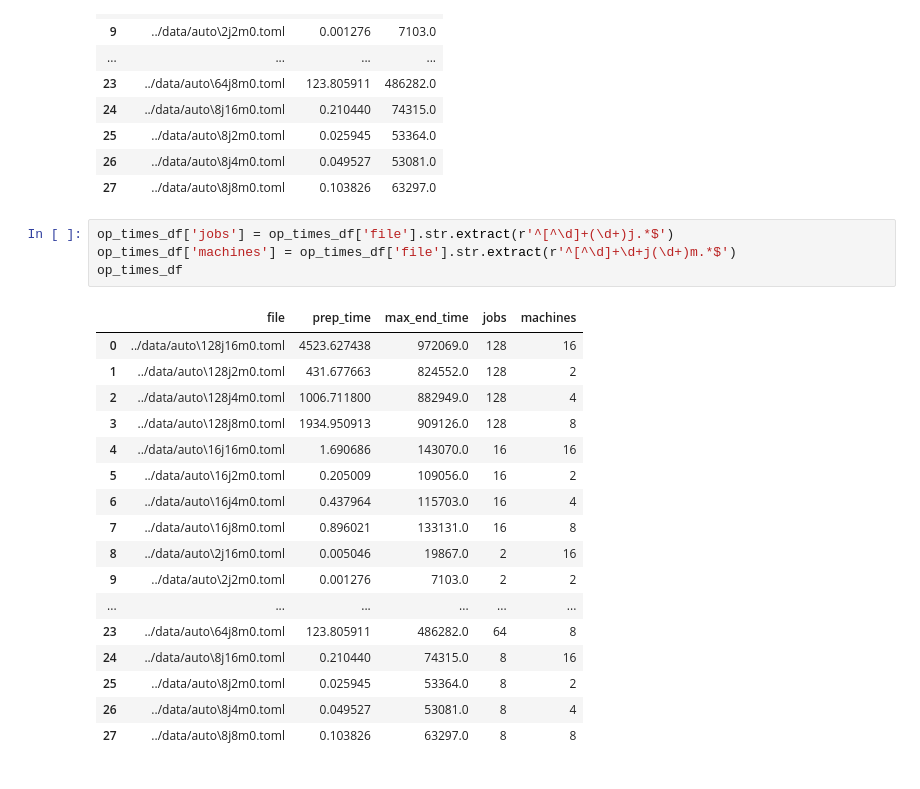
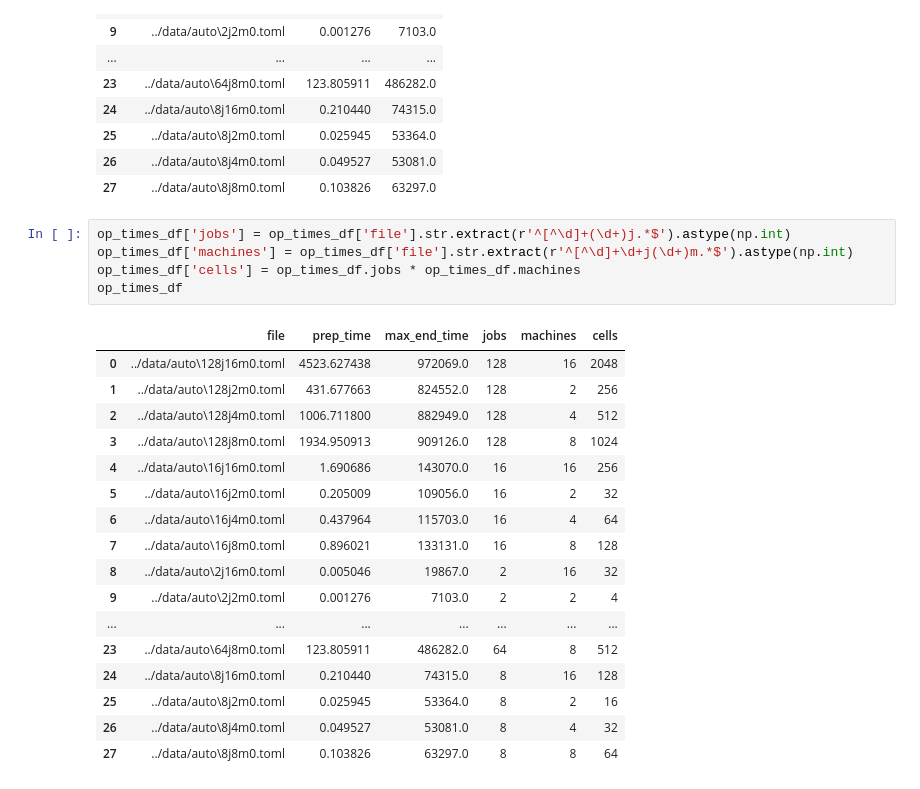
Before and after one commit to ksazon/pcoss, a Jupyter notebook: mgr_linux/mgr_client/prepare_data_files.ipynb, the cells around one changed output. Drawn from its saved outputs; the diff is of its cells as text.

```diff
--- a/mgr_linux/mgr_client/prepare_data_files.ipynb
+++ b/mgr_linux/mgr_client/prepare_data_files.ipynb
@@ -121,24 +122,25 @@ op_times_df
 | 26 | ../data/auto\8j4m0.toml | 0.049527 | 53081.0 |
 | 27 | ../data/auto\8j8m0.toml | 0.103826 | 63297.0 |
 # %%
-op_times_df['jobs'] = op_times_df['file'].str.extract(r'^[^\d]+(\d+)j.*$')
-op_times_df['machines'] = op_times_df['file'].str.extract(r'^[^\d]+\d+j(\d+)m.*$')
+op_times_df['jobs'] = op_times_df['file'].str.extract(r'^[^\d]+(\d+)j.*$').astype(np.int)
+op_times_df['machines'] = op_times_df['file'].str.extract(r'^[^\d]+\d+j(\d+)m.*$').astype(np.int)
+op_times_df['cells'] = op_times_df.jobs * op_times_df.machines
 op_times_df
 # %% [output]
-|  | file | prep_time | max_end_time | jobs | machines |
-| 0 | ../data/auto\128j16m0.toml | 4523.627438 | 972069.0 | 128 | 16 |
-| 1 | ../data/auto\128j2m0.toml | 431.677663 | 824552.0 | 128 | 2 |
-| 2 | ../data/auto\128j4m0.toml | 1006.711800 | 882949.0 | 128 | 4 |
-| 3 | ../data/auto\128j8m0.toml | 1934.950913 | 909126.0 | 128 | 8 |
-| 4 | ../data/auto\16j16m0.toml | 1.690686 | 143070.0 | 16 | 16 |
-| 5 | ../data/auto\16j2m0.toml | 0.205009 | 109056.0 | 16 | 2 |
-| 6 | ../data/auto\16j4m0.toml | 0.437964 | 115703.0 | 16 | 4 |
-| 7 | ../data/auto\16j8m0.toml | 0.896021 | 133131.0 | 16 | 8 |
-| 8 | ../data/auto\2j16m0.toml | 0.005046 | 19867.0 | 2 | 16 |
-| 9 | ../data/auto\2j2m0.toml | 0.001276 | 7103.0 | 2 | 2 |
-| ... | ... | ... | ... | ... | ... |
-| 23 | ../data/auto\64j8m0.toml | 123.805911 | 486282.0 | 64 | 8 |
-| 24 | ../data/auto\8j16m0.toml | 0.210440 | 74315.0 | 8 | 16 |
-| 25 | ../data/auto\8j2m0.toml | 0.025945 | 53364.0 | 8 | 2 |
-| 26 | ../data/auto\8j4m0.toml | 0.049527 | 53081.0 | 8 | 4 |
-| 27 | ../data/auto\8j8m0.toml | 0.103826 | 63297.0 | 8 | 8 |
+|  | file | prep_time | max_end_time | jobs | machines | cells |
+| 0 | ../data/auto\128j16m0.toml | 4523.627438 | 972069.0 | 128 | 16 | 2048 |
+| 1 | ../data/auto\128j2m0.toml | 431.677663 | 824552.0 | 128 | 2 | 256 |
+| 2 | ../data/auto\128j4m0.toml | 1006.711800 | 882949.0 | 128 | 4 | 512 |
+| 3 | ../data/auto\128j8m0.toml | 1934.950913 | 909126.0 | 128 | 8 | 1024 |
+| 4 | ../data/auto\16j16m0.toml | 1.690686 | 143070.0 | 16 | 16 | 256 |
+| 5 | ../data/auto\16j2m0.toml | 0.205009 | 109056.0 | 16 | 2 | 32 |
+| 6 | ../data/auto\16j4m0.toml | 0.437964 | 115703.0 | 16 | 4 | 64 |
+| 7 | ../data/auto\16j8m0.toml | 0.896021 | 133131.0 | 16 | 8 | 128 |
+| 8 | ../data/auto\2j16m0.toml | 0.005046 | 19867.0 | 2 | 16 | 32 |
+| 9 | ../data/auto\2j2m0.toml | 0.001276 | 7103.0 | 2 | 2 | 4 |
+| ... | ... | ... | ... | ... | ... | ... |
+| 23 | ../data/auto\64j8m0.toml | 123.805911 | 486282.0 | 64 | 8 | 512 |
+| 24 | ../data/auto\8j16m0.toml | 0.210440 | 74315.0 | 8 | 16 | 128 |
+| 25 | ../data/auto\8j2m0.toml | 0.025945 | 53364.0 | 8 | 2 | 16 |
+| 26 | ../data/auto\8j4m0.toml | 0.049527 | 53081.0 | 8 | 4 | 32 |
+| 27 | ../data/auto\8j8m0.toml | 0.103826 | 63297.0 | 8 | 8 | 64 |
```
Also changed, not shown: parts of 3 cells of this notebook, 8 other files.
